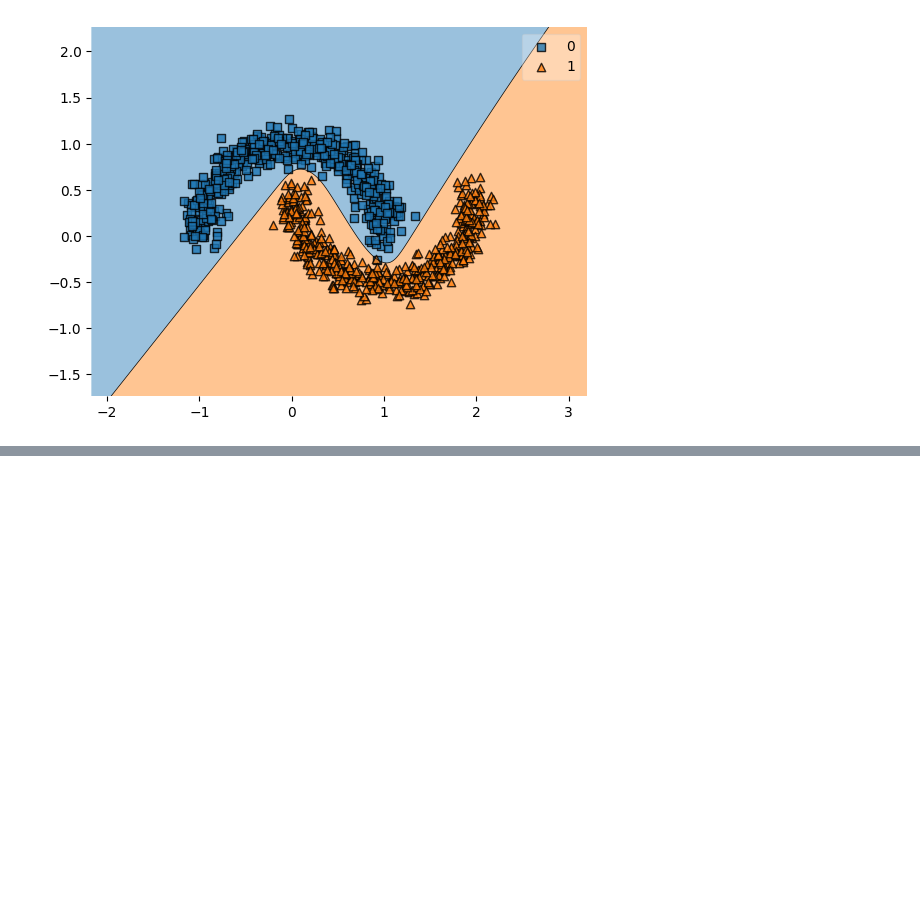
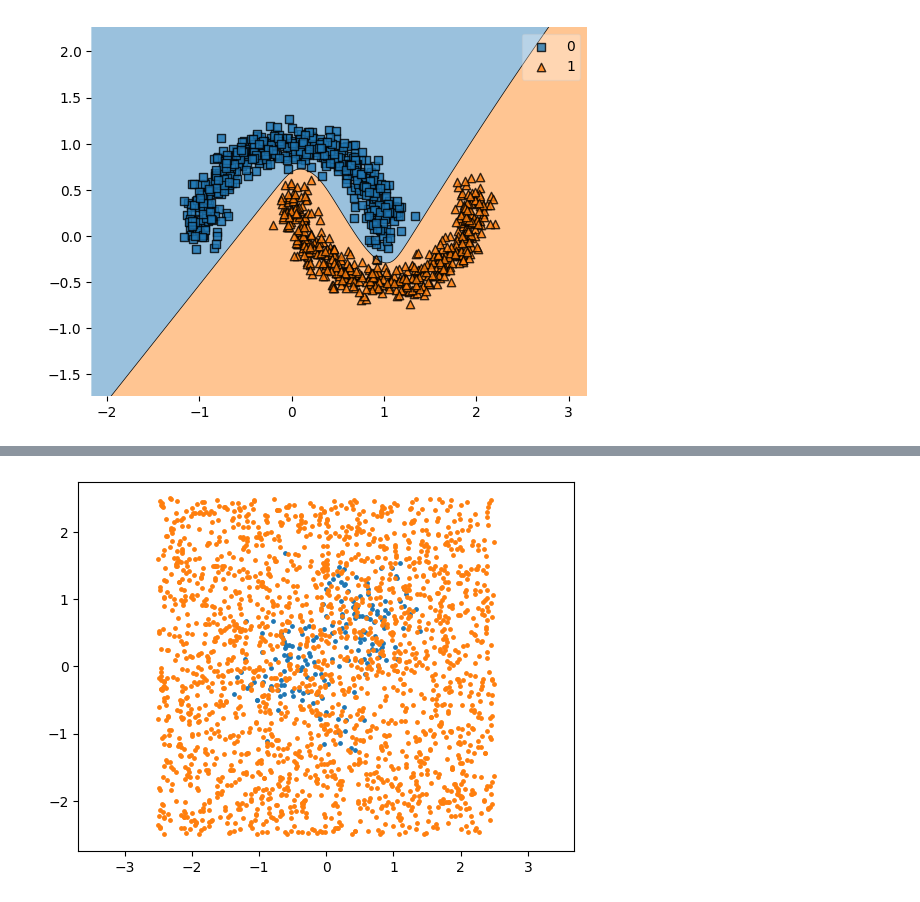
Before and after one commit to coder-black-mamba/again_rakibul_hasan_deep_learning_book_, a Jupyter notebook: non-linear-descision-bounday.ipynb, the cells around one changed output, grey strips where cells are left out. Drawn from its saved outputs; the diff is of its cells as text; code cells hidden in the pictures; blank space fills up the shorter version.

```diff
--- a/non-linear-descision-bounday.ipynb
+++ b/non-linear-descision-bounday.ipynb
@@ -318,0 +372,54 @@ plot_decision_regions(X, y, model3)
+# %%
+import numpy as np
+import matplotlib.pyplot as plt
+
+def make_zigzag_broken_heart(n_heart=2000, n_noise=2000, noise=0.3):
+    # Step 1: Sample square
+    x = np.random.uniform(-2, 2, n_heart)
+    y = np.random.uniform(-2, 2, n_heart)
+
+    # Step 2: Heart equation mask
+    heart_mask = (x**2 + y**2 - 1)**3 - x**2 * y**3 <= 0
+
+    x = x[heart_mask]
+    y = y[heart_mask]
+
+    # Step 3: Zig-zag crack (piecewise vertical lightning cut)
+    crack = (
+        ((y > 1.2) & (x > 0)) |
+        ((y <= 1.2) & (y > 0.3) & (x < 0.2)) |
+        ((y <= 0.3) & (y > -0.6) & (x > -0.2)) |
+        ((y <= -0.6) & (x < 0))
+    )
+
+    # Remove crack region
+    x = x[~crack]
+    y = y[~crack]
+
+    # Add slight noise
+    x += np.random.normal(0, noise, len(x))
+    y += np.random.normal(0, noise, len(y))
+
+    X_heart = np.column_stack([x, y])
+    y_heart = np.ones(len(X_heart))
+
+    # Step 4: Background class
+    X_noise = np.random.uniform(-2.5, 2.5, (n_noise, 2))
+    y_noise = np.zeros(n_noise)
+
+    # Step 5: Final dataset
+    X = np.vstack([X_heart, X_noise])
+    y = np.hstack([y_heart, y_noise])
+
+    return X, y
+
+
+# Generate and visualize
+X, y = make_zigzag_broken_heart()
+
+plt.scatter(X[y==1, 0], X[y==1, 1], s=6)
+plt.scatter(X[y==0, 0], X[y==0, 1], s=6)
+plt.axis("equal")
+plt.show()
+# %% [output]
+[figure, added]
```
Also changed, not shown: parts of 8 cells of this notebook, 1 other file.
